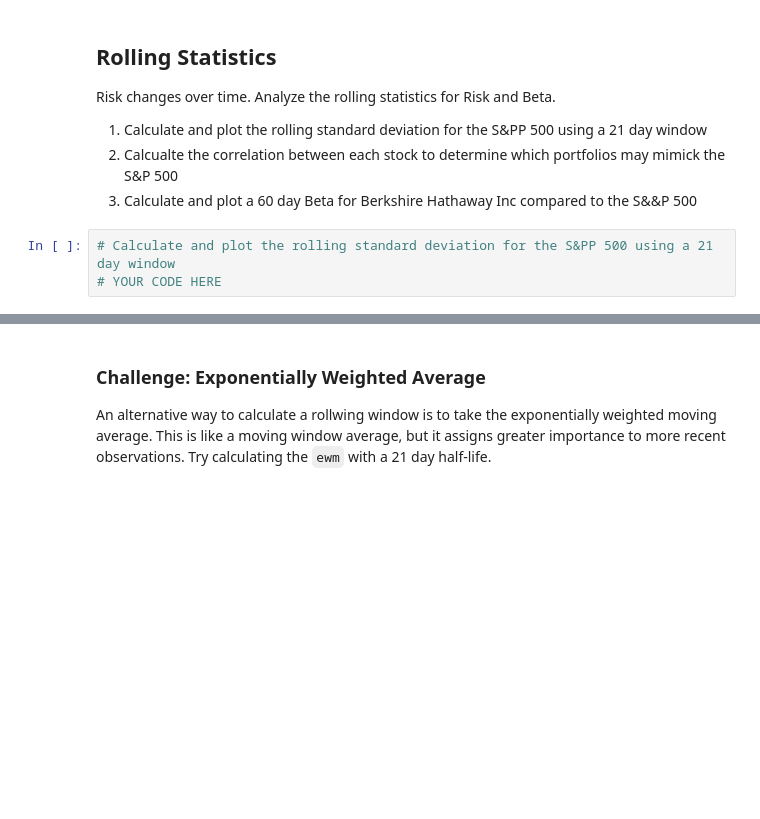
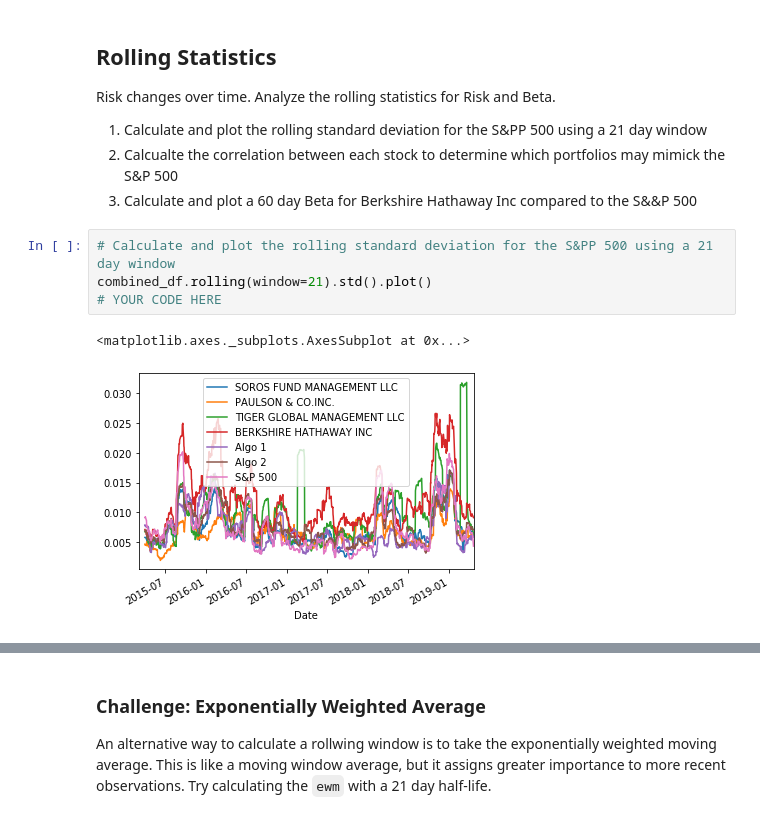
Before and after one commit to Liana621/pandas_homework-, a Jupyter notebook: whale_analysis.ipynb, the cells around one changed output, grey strips where cells are left out. Cells and saved outputs as stored; diff of their text form; blank space fills up the shorter version.

```diff
--- a/whale_analysis.ipynb
+++ b/whale_analysis.ipynb
@@ -339,7 +343,11 @@ Risk changes over time. Analyze the rolling statistics for Risk and Beta.
 2. Calculate and plot a 60 day Beta for Berkshire Hathaway Inc compared to the S&&P 500
 # %%
 # Calculate and plot the rolling standard deviation for the S&PP 500 using a 21 day window
+combined_df.rolling(window=21).std().plot()
 # YOUR CODE HERE
+# %% [output]
+<matplotlib.axes._subplots.AxesSubplot at 0x...>
+[figure, added]
 # %%
 # Correlation
 # YOUR CODE HERE
```
Also changed, not shown: parts of 6 cells of this notebook.
